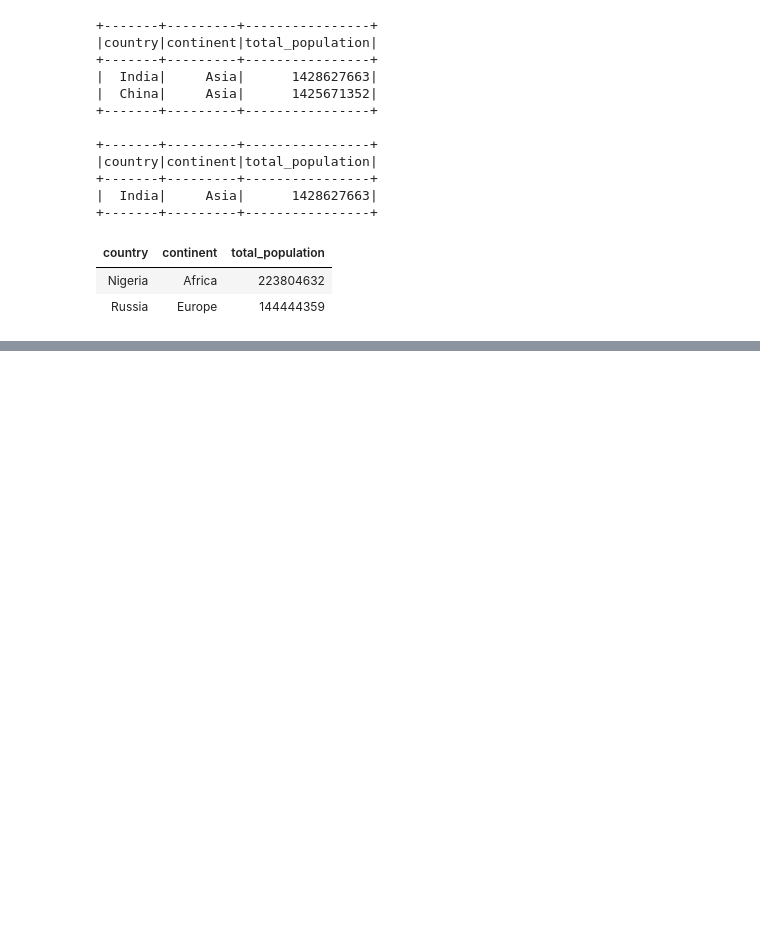
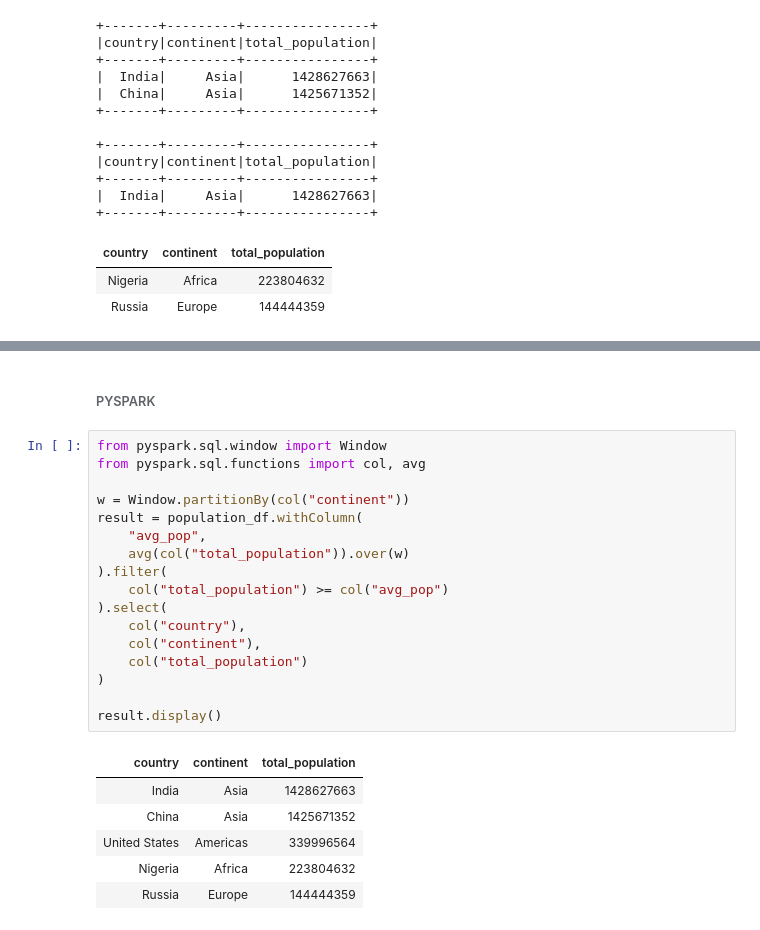
Before and after one commit to Rupam-1/SQL-Pyspark_Study, a Jupyter notebook: 06. Subqueries.ipynb, the cells around one changed output, grey strips where cells are left out. Cells and saved outputs as stored; diff of their text form; blank space fills up the shorter version.

```diff
--- a/06. Subqueries.ipynb
+++ b/06. Subqueries.ipynb
@@ -177,0 +364,26 @@ result.display()
+# %% [markdown]
+###### PYSPARK
+# %%
+from pyspark.sql.window import Window
+from pyspark.sql.functions import col, avg
+
+w = Window.partitionBy(col("continent"))
+result = population_df.withColumn(
+    "avg_pop",
+    avg(col("total_population")).over(w)
+).filter(
+    col("total_population") >= col("avg_pop")
+).select(
+    col("country"),
+    col("continent"),
+    col("total_population")
+)
+
+result.display()
+# %% [output]
+| country | continent | total_population |
+| India | Asia | 1428627663 |
+| China | Asia | 1425671352 |
+| United States | Americas | 339996564 |
+| Nigeria | Africa | 223804632 |
+| Russia | Europe | 144444359 |
```
Also changed, not shown: parts of 24 cells of this notebook.
